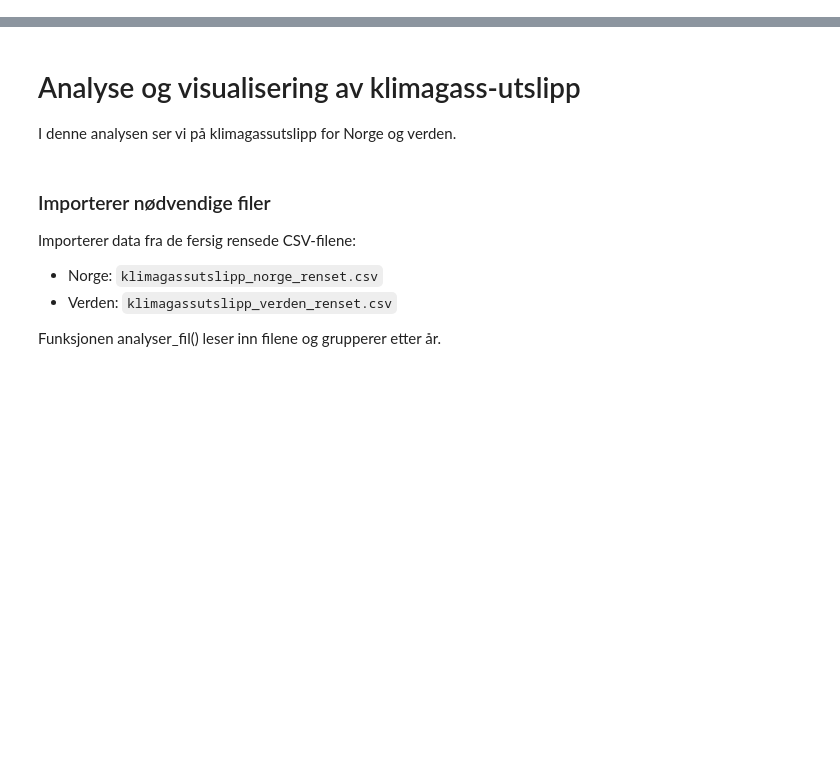
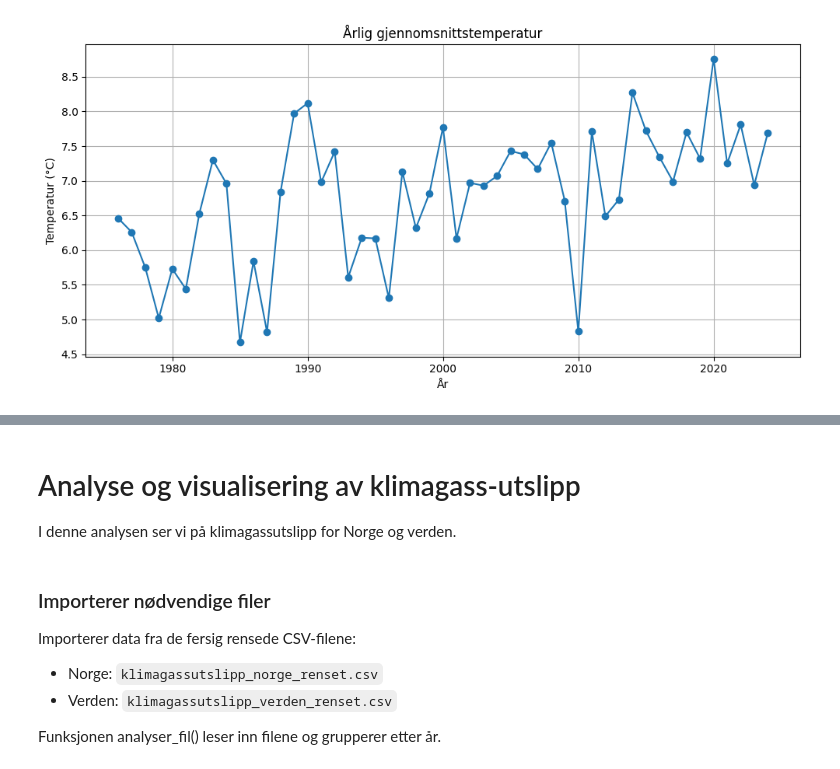
Before and after one commit to idunnbh/Mappe, a Jupyter notebook: notebooks/Visualisering.ipynb, the cells around one changed output, grey strips where cells are left out. Saved outputs shown, nothing was run; the diff lists cells and outputs as text; code cells hidden in the pictures; blank space fills up the shorter version.

Commit message:
Visualisering av temperaturdata: linjediagram med matplotlib og solfigur

```diff
--- a/notebooks/Visualisering.ipynb
+++ b/notebooks/Visualisering.ipynb
@@ -38,0 +57,9 @@ Passing `palette` without assigning `hue` is deprecated and will be removed in v
+# %%
+from statistikk import analyser_temperatur
+from temp_visualisering import plott_temperatur_år
+
+resultat = analyser_temperatur("../data/temp_gloshaugen_historisk_renset_ 50.csv")
+df_temp = resultat["temperatur"]["årlig_snitt"]
+plott_temperatur_år(df_temp)
+# %% [output]
+[figure, added]
```
Also changed, not shown: parts of 17 cells of this notebook, 3 other files.
